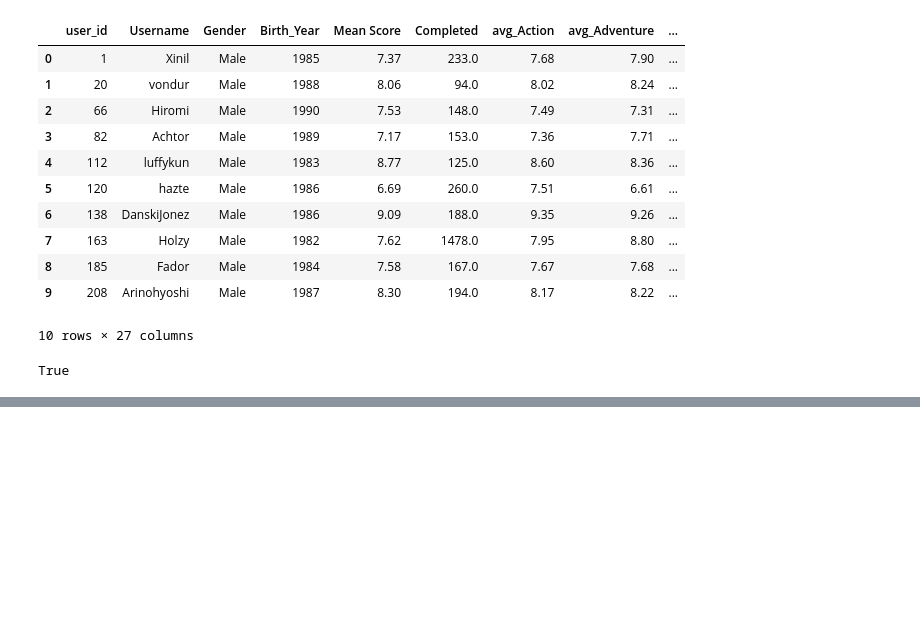
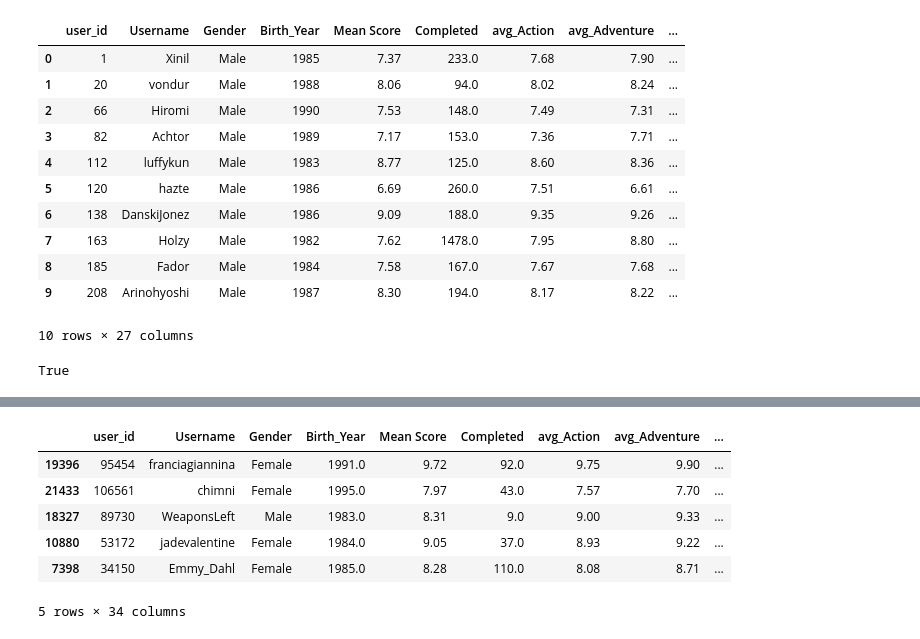
Before and after one commit to SavageCat05/Manga-Recommender, a Jupyter notebook: core/anime_recommender.ipynb, the cells around one changed output, grey strips where cells are left out. Drawn from its saved outputs; the diff is of its cells as text; code cells hidden in the pictures; blank space fills up the shorter version.

```diff
--- a/core/anime_recommender.ipynb
+++ b/core/anime_recommender.ipynb
@@ -773,0 +909,39 @@ final_df.head()
+# %%
+final_df["Age"] = 2025 - final_df["Birth_Year"]
+# %%
+# 1. Apply viewer category based on age
+def categorize_viewer(age):
+    if age >= 50:
+        return "Classic_Era_Fans"
+    elif 35 <= age < 50:
+        return "Retro_Anime_Lovers"
+    elif 25 <= age < 35:
+        return "Millennial_Favorites"
+    elif 15 <= age < 25:
+        return "Zoomer_Picks"
+    else:
+        return "Gen_Alpha_Viewers"
+
+final_df["Viewer_Category"] = final_df["Age"].apply(categorize_viewer)
+
+# 2. Drop any previous duplicate viewer category columns if present
+final_df = final_df.drop(columns=[col for col in final_df.columns if col in ['Viewer_Category_x', 'Viewer_Category_y']], errors='ignore')
+
+# 3. Ensure 'user_id' is in final_df for merging
+if 'user_id' not in final_df.columns:
+    final_df["user_id"] = user_final_df["user_id"].values
+
+# 4. Merge only if Viewer_Category not already in user_final_df
+if 'Viewer_Category' not in user_final_df.columns:
+    final_df = pd.merge(user_final_df, final_df[["user_id", "Viewer_Category"]], on="user_id", how="left")
+else:
+    final_df = user_final_df.copy()
+
+# 5. Add one-hot encoded categories, avoiding duplicates
+viewer_dummies = pd.get_dummies(final_df["Viewer_Category"], prefix="Category")
+
+# Remove any existing dummy columns to avoid duplication
+final_df = final_df.drop(columns=[col for col in viewer_dummies.columns if col in final_df.columns], errors='ignore')
+
+# Concatenate new dummies
+final_df = pd.concat([final_df, viewer_dummies], axis=1)
@@ -774,3 +961,13 @@ final_df.head()
+# %%
+final_df.sample(5)
+# %% [output]
+|  | user_id | Username | Gender | Birth_Year | Mean Score | Completed | avg_Action | avg_Adventure | ... |
+| 19396 | 95454 | franciagiannina | Female | 1991.0 | 9.72 | 92.0 | 9.75 | 9.90 | ... |
+| 21433 | 106561 | chimni | Female | 1995.0 | 7.97 | 43.0 | 7.57 | 7.70 | ... |
+| 18327 | 89730 | WeaponsLeft | Male | 1983.0 | 8.31 | 9.0 | 9.00 | 9.33 | ... |
+| 10880 | 53172 | jadevalentine | Female | 1984.0 | 9.05 | 37.0 | 8.93 | 9.22 | ... |
+| 7398 | 34150 | Emmy_Dahl | Female | 1985.0 | 8.28 | 110.0 | 8.08 | 8.71 | ... |
+5 rows × 34 columns
 # %%
 final_df.info()
 final_df.to_csv("Final_User_Dataset.csv",index=False)
```
Also changed, not shown: parts of 18 cells of this notebook.
